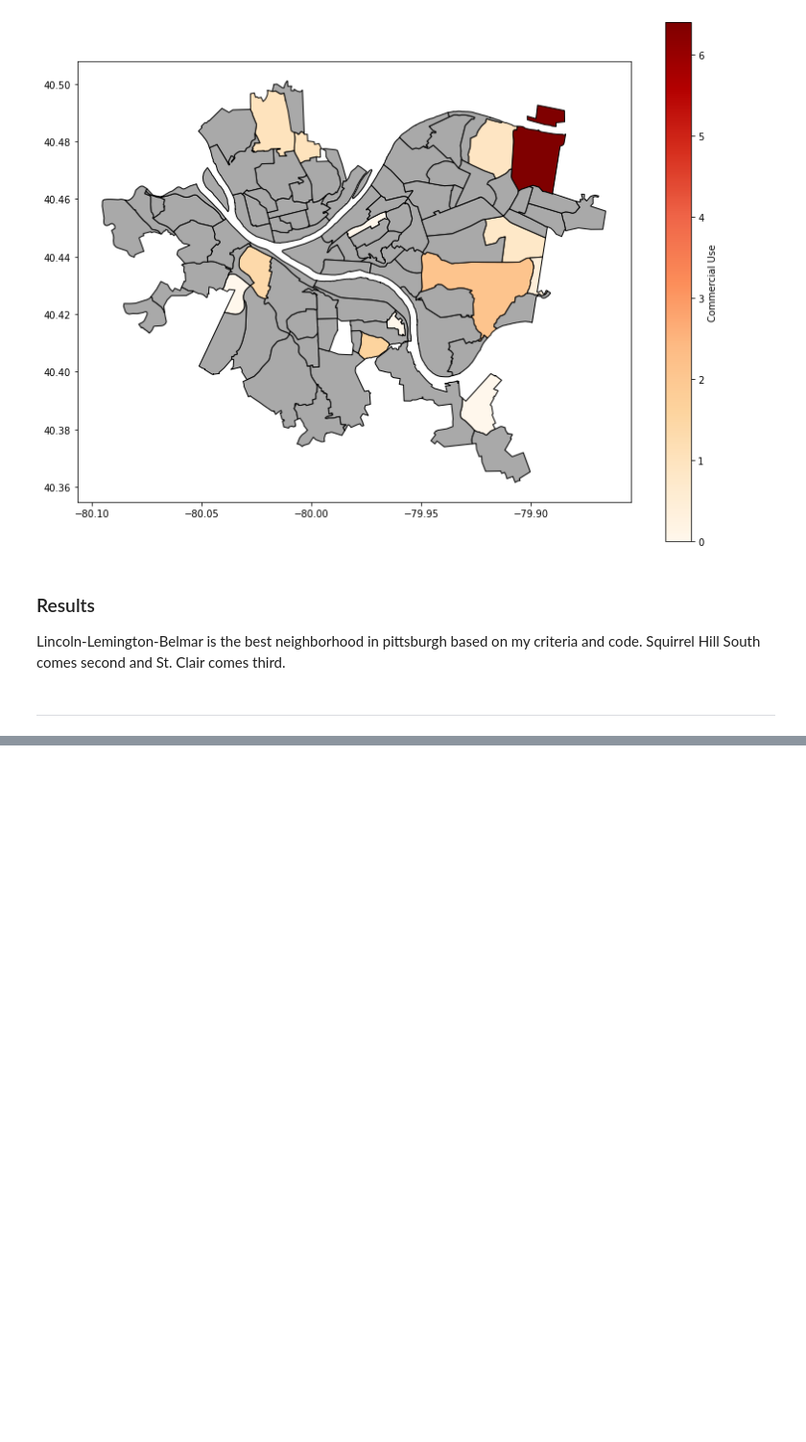
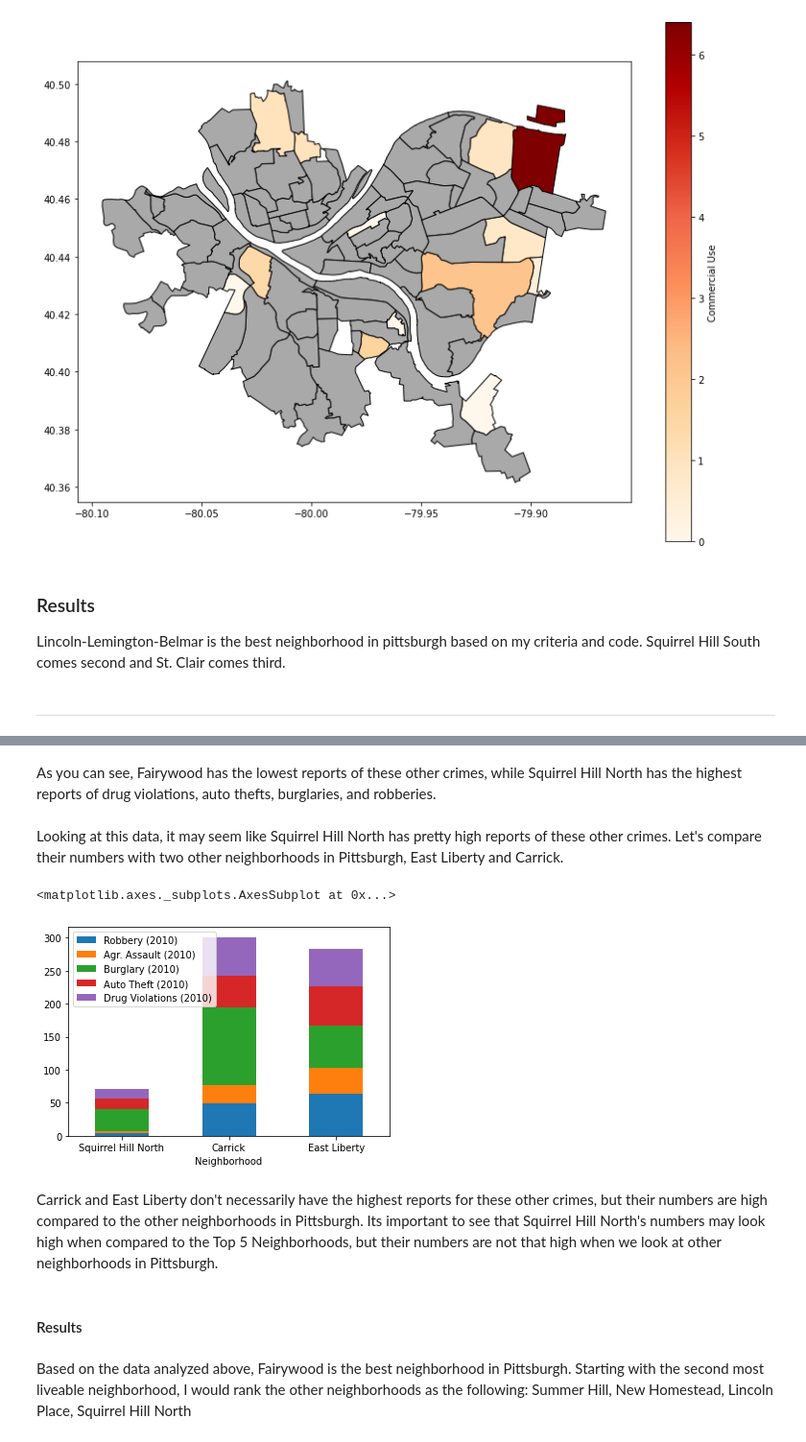
Before and after one commit to benjamin-kiddie/Big-Ideas-Final-Project, a Jupyter notebook: Presentation-Notebook.ipynb, the cells around one changed output, grey strips where cells are left out. Shown at 96% size. Drawn from its saved outputs; the diff is of its cells as text; code cells hidden in the pictures; blank space fills up the shorter version.

```diff
--- a/Presentation-Notebook.ipynb
+++ b/Presentation-Notebook.ipynb
@@ -280,0 +383,20 @@ ________________________________________________________________________________
+# %% [markdown]
+As you can see, Fairywood has the lowest reports of these other crimes, while Squirrel Hill North has the highest reports of drug violations, auto thefts, burglaries, and robberies.
+# %% [markdown]
+Looking at this data, it may seem like Squirrel Hill North has pretty high reports of these other crimes. Let's compare their numbers with two other neighborhoods in Pittsburgh, East Liberty and Carrick.
+# %%
+dff=pd.DataFrame([ ('Squirrel Hill North', 4, 3, 33, 16, 15),
+                  ('Carrick', 49, 28, 118, 48, 58),
+                   ('East Liberty', 63, 40, 64, 59, 57)],
+                 columns=('Neighborhood', 'Robbery (2010)', 'Agr. Assault (2010)', 'Burglary (2010)', 'Auto Theft (2010)', 'Drug Violations (2010)')
+                 )
+dff.plot.bar(x='Neighborhood', stacked=True, rot=0)
+# %% [output]
+<matplotlib.axes._subplots.AxesSubplot at 0x...>
+[figure, added]
+# %% [markdown]
+Carrick and East Liberty don't necessarily have the highest reports for these other crimes, but their numbers are high compared to the other neighborhoods in Pittsburgh. Its important to see that Squirrel Hill North's numbers may look high when compared to the Top 5 Neighborhoods, but their numbers are not that high when we look at other neighborhoods in Pittsburgh.
+# %% [markdown]
+#### Results
+# %% [markdown]
+Based on the data analyzed above, Fairywood is the best neighborhood in Pittsburgh. Starting with the second most liveable neighborhood, I would rank the other neighborhoods as the following: Summer Hill, New Homestead, Lincoln Place, Squirrel Hill North
```
Also changed, not shown: parts of 17 cells of this notebook.
